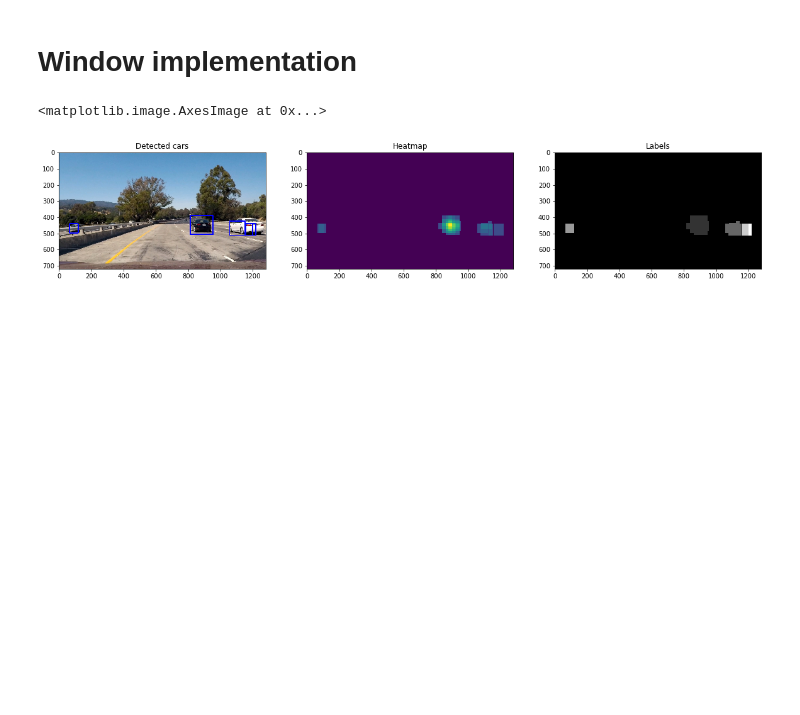
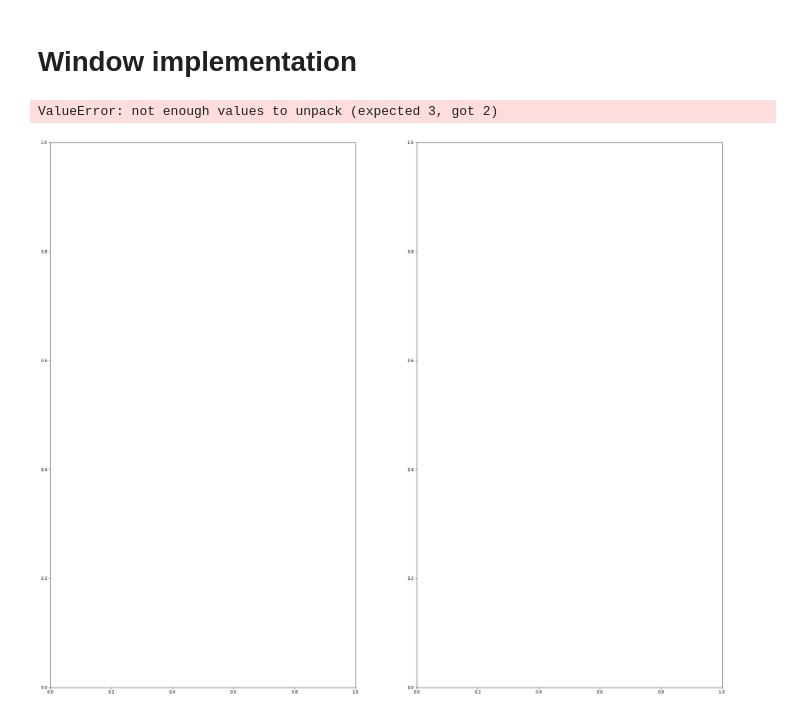
Before and after one commit to aOlmo/project_cv, a Jupyter notebook: f_project.ipynb, the cells around one changed output. Saved outputs shown, nothing was run; the diff lists cells and outputs as text; code cells hidden in the pictures; blank space fills up the shorter version.

```diff
--- a/f_project.ipynb
+++ b/f_project.ipynb
@@ -368,30 +388,30 @@ def detect_car(image_to_process, confidence_degree=0.9):
 # %%
 import matplotlib.image as mpimg
 from scipy.ndimage.measurements import label
 
 #image = image.astype(np.float32)/255
 
 
 image = mpimg.imread('test_imgs/test1.jpg')
 
 
 confidence_degree = 0.8
 
-detected_car_image, detected_car_heatmap, detected_car_labales = detect_car(image, confidence_degree)
+detected_car_image, detected_car_heatmap, _ = detect_car(image, confidence_degree)
 
-figure, (detected_car_image_plot, detected_car_heatmap_plot, detected_car_labales_plot) = plt.subplots(1, 3, figsize=(20,15))
+figure, (detected_car_image_plot, detected_car_heatmap_plot) = plt.subplots(1, 2, figsize=(30,25))
 
 detected_car_image_plot.set_title('Detected cars')
 detected_car_image_plot.imshow(detected_car_image)
 
 detected_car_heatmap_plot.set_title('Heatmap')
 detected_car_heatmap_plot.imshow(detected_car_heatmap)
 
-detected_car_labales_plot.set_title('Labels')
-detected_car_labales_plot.imshow(detected_car_labales[0], cmap='gray')
+# detected_car_labales_plot.set_title('Labels')
+# detected_car_labales_plot.imshow(detected_car_labales[0], cmap='gray')
 # %% [output]
-<matplotlib.image.AxesImage at 0x...>
+ValueError: not enough values to unpack (expected 3, got 2)
-[figure, old version]
+[figure, new version]
 # %%
 from moviepy.editor import VideoFileClip
 
```
Also changed, not shown: parts of 5 cells of this notebook.
